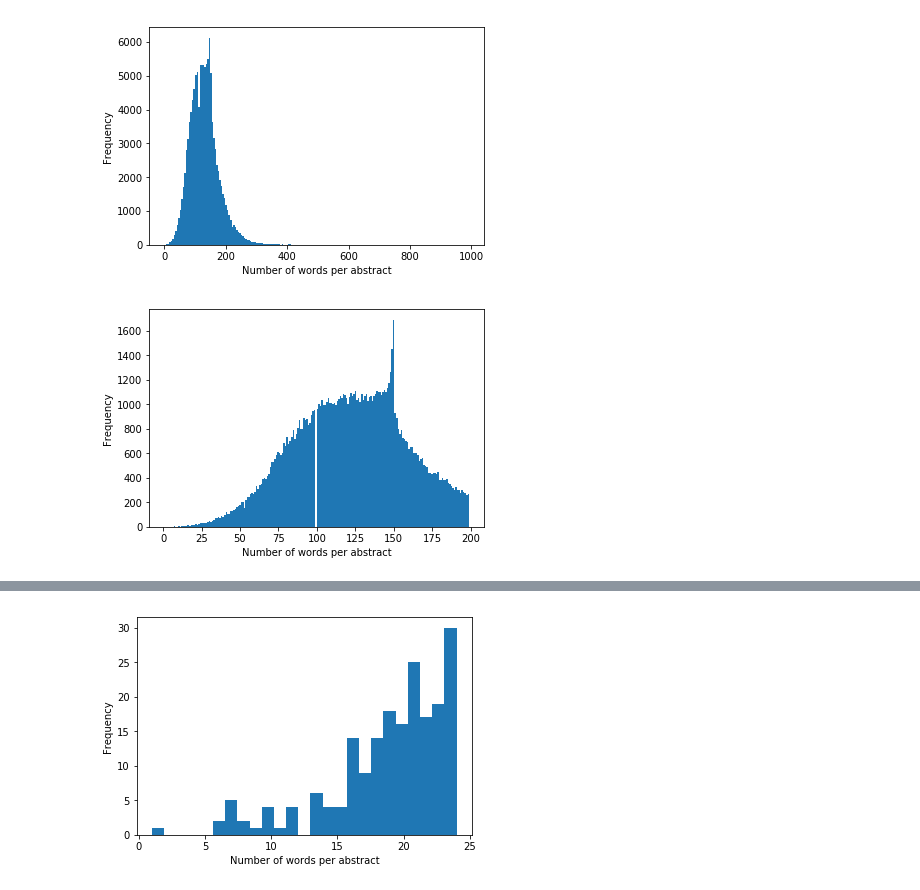
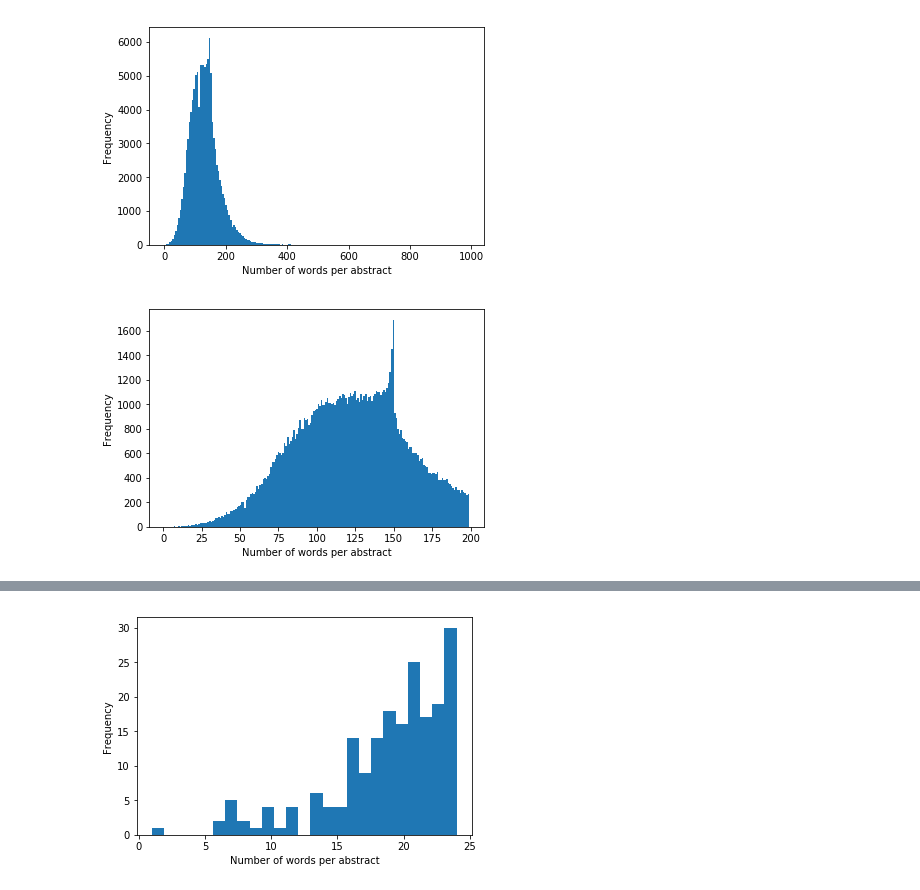
Before and after one commit to andreeaiana/graph_confrec, a Jupyter notebook: notebooks/Exploration General Papers.ipynb, the cells around one changed output, grey strips where cells are left out. Saved outputs shown, nothing was run; the diff lists cells and outputs as text; code cells hidden in the pictures.

```diff
--- a/notebooks/Exploration General Papers.ipynb
+++ b/notebooks/Exploration General Papers.ipynb
@@ -228,7 +331,7 @@ Test data: 17609 papers.
 # %%
 d_train = DataLoader()
 d_train.training_data_with_abstracts_citations()
-df = d_train.data[["chapter_abstract"]]
+df = d_train.data
 df["len"] = df.chapter_abstract.apply(lambda x: len(str(x).split(" ")))
 # %% [output]
 Process 'chapters_books' not in memory yet.
@@ -280,9 +380,9 @@ plt.show()
 # %% [output]
 [figure]
 # %%
-df[["len"]][df[["len"]]<200].plot(kind="hist",bins=200)
+df["len"][df["len"]<200].plot(kind="hist",bins=199)
 plt.legend().remove()
 plt.xlabel("Number of words per abstract")
 plt.show()
 # %% [output]
-[figure, old version]
+[figure, new version]
```
Also changed, not shown: parts of 16 cells of this notebook, 2 other files.
